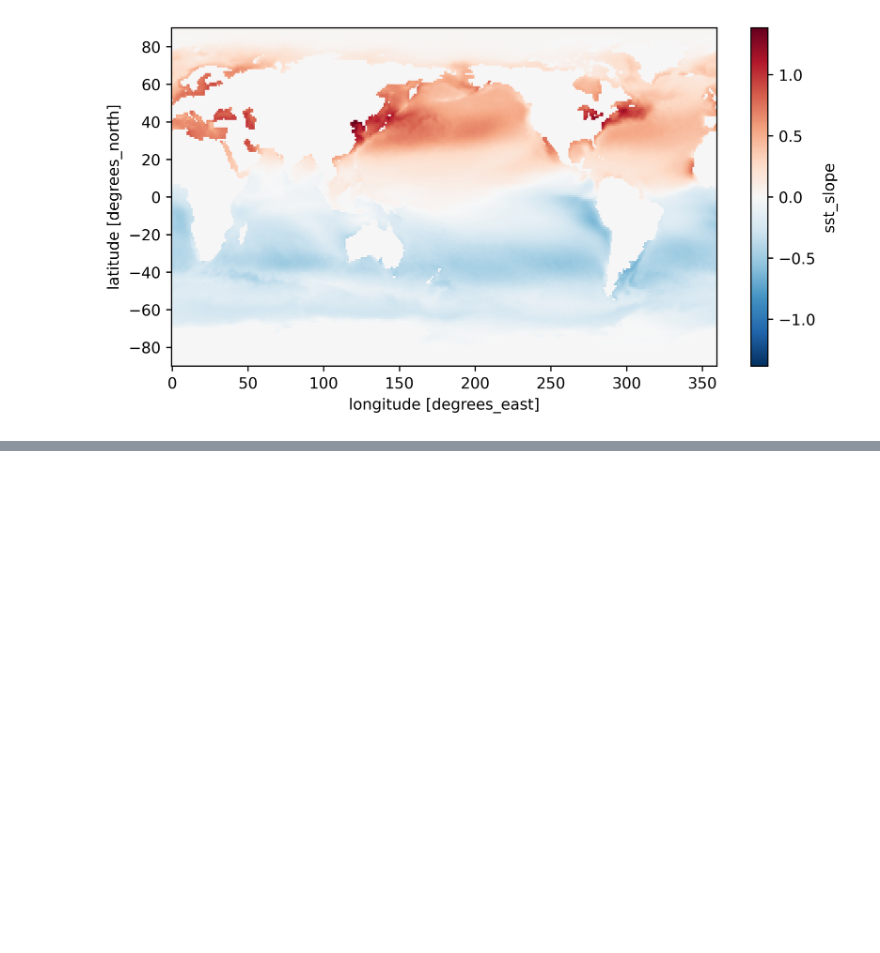
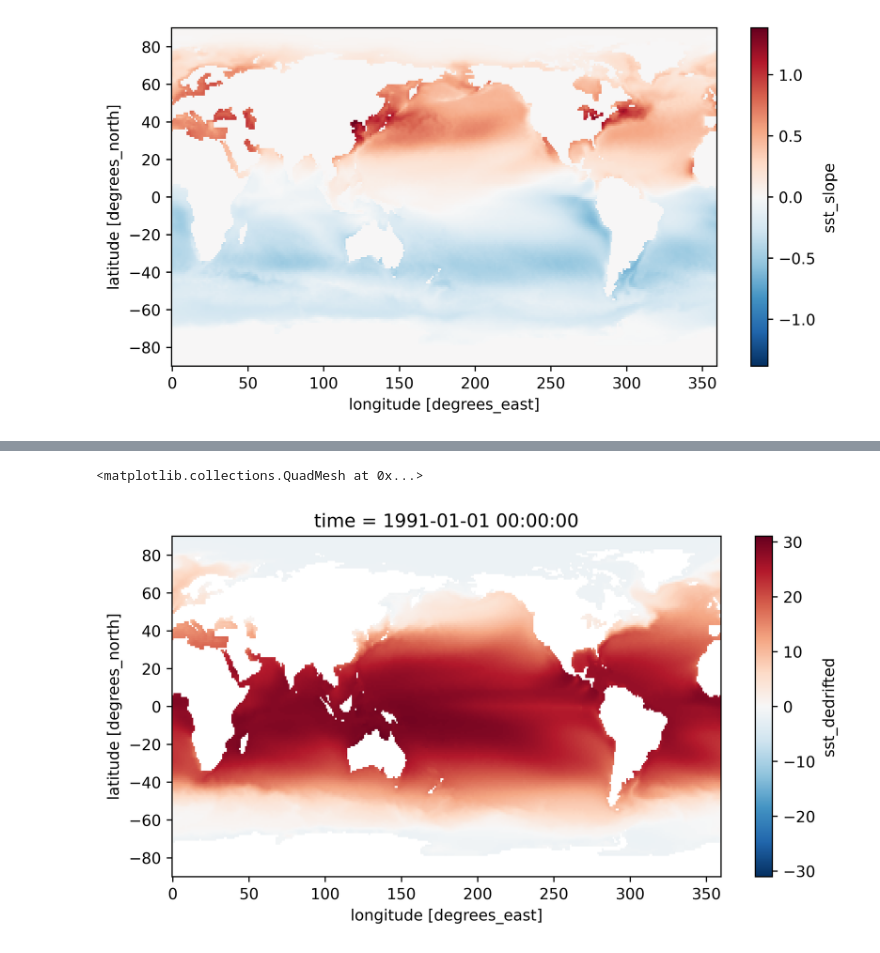
Before and after one commit to occ-research/occ_package_test, a Jupyter notebook: Tutorial/drift_tutorial.ipynb, the cells around one changed output, grey strips where cells are left out. Drawn from its saved outputs; the diff is of its cells as text; code cells hidden in the pictures; blank space fills up the shorter version.

```diff
--- a/Tutorial/drift_tutorial.ipynb
+++ b/Tutorial/drift_tutorial.ipynb
@@ -41,0 +96,5 @@ dsout.sst_slope.plot()
+# %%
+dsout.sst_dedrifted.isel(time=0).plot()
+# %% [output]
+<matplotlib.collections.QuadMesh at 0x...>
+[figure, added]
```
Also changed, not shown: parts of 11 cells of this notebook, 2 other files.
